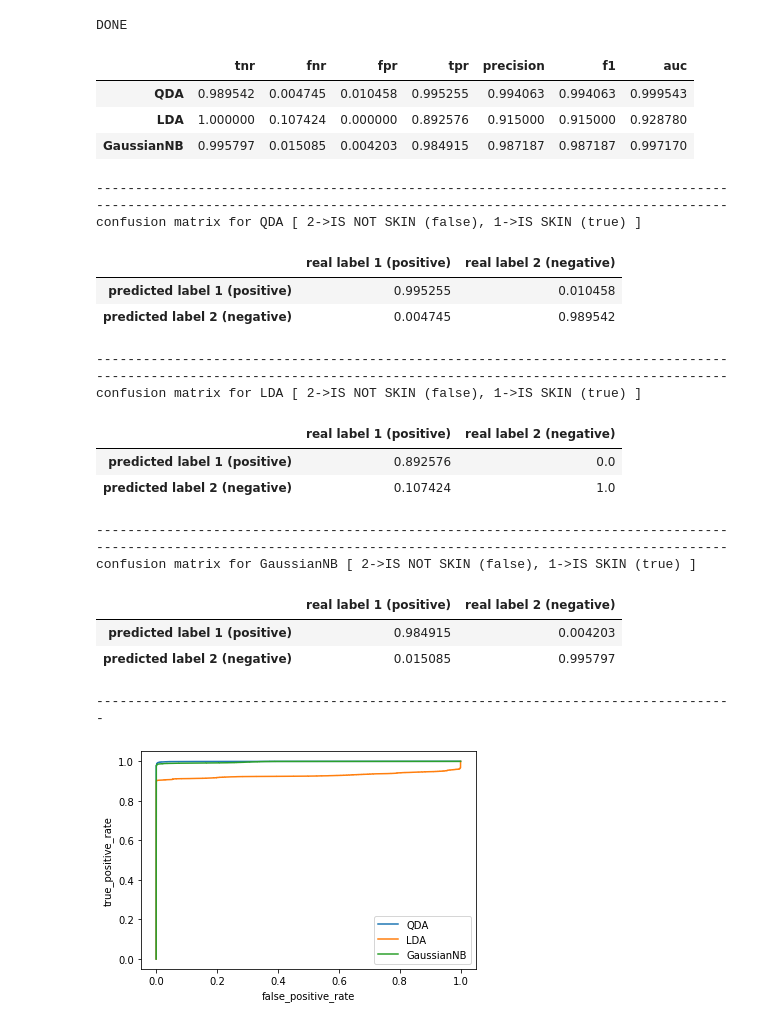
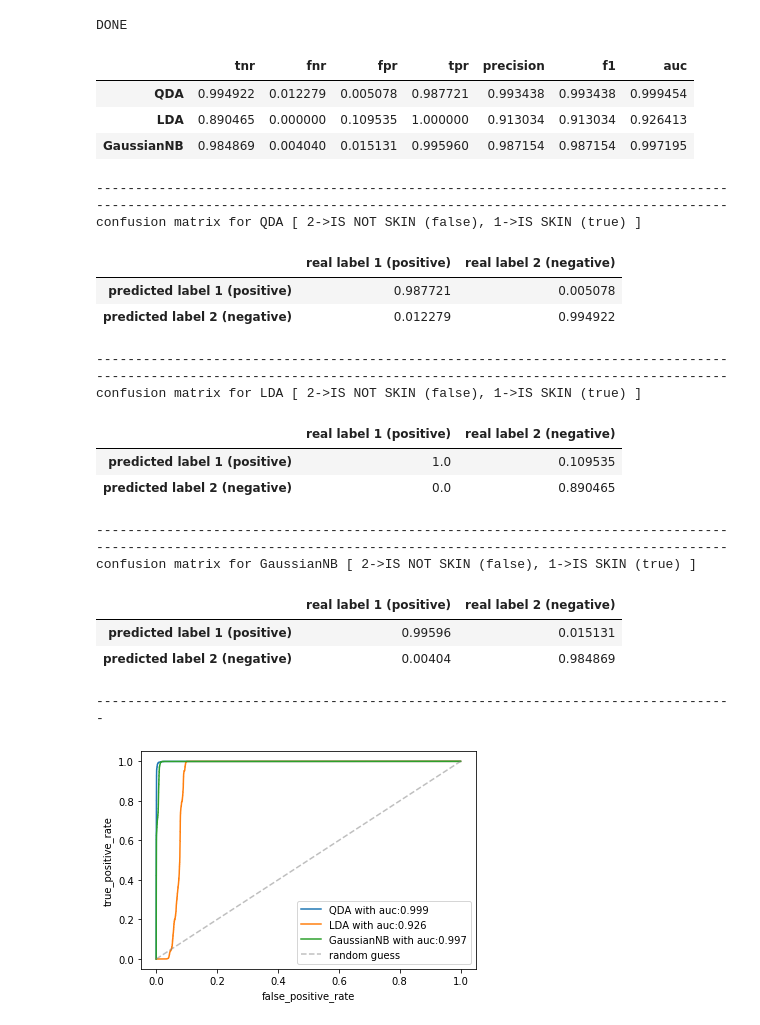
Before and after one commit to kmiec96/skin_kmiec, a Jupyter notebook: skin_kmiec.ipynb, the cells around one changed output. Drawn from its saved outputs; the diff is of its cells as text; code cells hidden in the pictures.

```diff
--- a/skin_kmiec.ipynb
+++ b/skin_kmiec.ipynb
@@ -100,19 +85,20 @@ DONE
 # %%
 data = np.loadtxt('data/Skin_NonSkin.txt')
 
-#Set aside 20% of data for testing!
-seed = 57576
-train_data, test_data = train_test_split(data, train_size=0.8, test_size=0.2, random_state = seed)
+#Set aside 25% of data for testing!
+seed = 77678
+train_data, test_data = train_test_split(data, train_size=0.75, test_size=0.25, random_state = seed)
 
 #Find train and test datasets.
 train_X = train_data[:,:3]
-train_Y = train_data[:,3].astype('int32')
+train_Y = train_data[:,3]
 
 test_X = test_data[:,:3]
-test_Y = test_data[:,3].astype('int32')
+test_Y = test_data[:,3]
 
-test_Y=np.add(test_Y,-1)
-train_Y=np.add(train_Y,-1)
+test_Y = np.where(test_Y == 2, 0, test_Y).astype('int32')
+train_Y = np.where(train_Y == 2, 0, train_Y).astype('int32')
+
 
 cls=[[QuadraticDiscriminantAnalysis(),"QDA"], [LinearDiscriminantAnalysis(),"LDA"], [GaussianNB(),"GaussianNB"]]
 
@@ -129,7 +115,8 @@ for i, cm in enumerate(matrix):
 
 print("\n----------------------------------------------------------------------------------")
 for i in range(len(fprss)):
-    plt.plot(fprss[i], tprss[i], label=cls[i][1])
+    plt.plot(fprss[i], tprss[i], label=cls[i][1]+ " with auc:" + np.round(dataframe['auc'][i], decimals=3).astype('str'))
+plt.plot([0,1],[0,1],'--',alpha=0.5, label='random guess', color='grey')
 plt.legend()
 plt.ylabel('true_positive_rate')
 plt.xlabel('false_positive_rate')
@@ -177,7 +164,7 @@ def analize_hsv(cls, train_X, train_Y, test_X, test_Y):
     for c, name in cls:
         c.fit(train_X,train_Y)
 
-        test_predicted = c.predict(test_X)
+        test_predicted = c.predict(test_X).astype("int32")
         test_predicted_proba = c.predict_proba(test_X)
 
         precision = precision_score(test_Y, test_predicted, pos_label=1, average='micro')
@@ -217,10 +204,9 @@ DONE
 # %%
 data = np.loadtxt('data/Skin_NonSkin.txt')
 
-#Set aside 20% of data for testing!
-seed = 57576
-
-train_data, test_data = train_test_split(data, train_size=0.8, test_size=0.2, random_state = seed)
+#Set aside 25% of data for testing!
+seed = 77678
+train_data, test_data = train_test_split(data, train_size=0.75, test_size=0.25, random_state = seed)
 
 #Find train and test datasets.
 train_X = np.asarray([rgb_to_hsv(*row) for row in train_data[:,:3]]) #inneficient but it does not matter
@@ -229,50 +215,51 @@ train_Y = train_data[:,3].astype('int32')
 test_X = np.asarray([rgb_to_hsv(*row) for row in test_data[:,:3]]) #inneficient but it does not matter
 test_Y = test_data[:,3].astype('int32')
 
+test_Y = np.where(test_Y == 2, 0, test_Y).astype('int32')
+train_Y = np.where(train_Y == 2, 0, train_Y).astype('int32')
+
 cls=[[QuadraticDiscriminantAnalysis(),"QDA"], [LinearDiscriminantAnalysis(),"LDA"], [GaussianNB(),"GaussianNB"]]
-
-test_Y=np.add(test_Y,-1)
-train_Y=np.add(train_Y,-1)
 
 dataframe, matrix, fprss, tprss, thdss = analize_hsv(cls, train_X, train_Y, test_X, test_Y)
 display(dataframe)
 
 
 for i, cm in enumerate(matrix):
     print("---------------------------------------------------------------------------------")
     print("---------------------------------------------------------------------------------")
     print("confusion matrix for", cls[i][1], "[ 2->IS NOT SKIN (false), 1->IS SKIN (true) ]")
     display(cm)
 
 print("\n----------------------------------------------------------------------------------")
 for i in range(len(fprss)):
-    plt.plot(fprss[i], tprss[i], label=cls[i][1])
+    plt.plot(fprss[i], tprss[i], label=cls[i][1]+ " with auc:" + np.round(dataframe['auc'][i], decimals=3).astype('str'))
+plt.plot([0,1],[0,1],'--',alpha=0.5, label='random guess', color='grey')
 plt.legend()
 plt.ylabel('true_positive_rate')
 plt.xlabel('false_positive_rate')
 plt.show()
 # %% [output]
 |  | tnr | fnr | fpr | tpr | precision | f1 | auc |
-| QDA | 0.989542 | 0.004745 | 0.010458 | 0.995255 | 0.994063 | 0.994063 | 0.999543 |
-| LDA | 1.000000 | 0.107424 | 0.000000 | 0.892576 | 0.915000 | 0.915000 | 0.928780 |
-| GaussianNB | 0.995797 | 0.015085 | 0.004203 | 0.984915 | 0.987187 | 0.987187 | 0.997170 |
+| QDA | 0.994922 | 0.012279 | 0.005078 | 0.987721 | 0.993438 | 0.993438 | 0.999454 |
+| LDA | 0.890465 | 0.000000 | 0.109535 | 1.000000 | 0.913034 | 0.913034 | 0.926413 |
+| GaussianNB | 0.984869 | 0.004040 | 0.015131 | 0.995960 | 0.987154 | 0.987154 | 0.997195 |
 ---------------------------------------------------------------------------------
 ---------------------------------------------------------------------------------
 confusion matrix for QDA [ 2->IS NOT SKIN (false), 1->IS SKIN (true) ]
 |  | real label 1 (positive) | real label 2 (negative) |
-| predicted label 1 (positive) | 0.995255 | 0.010458 |
-| predicted label 2 (negative) | 0.004745 | 0.989542 |
+| predicted label 1 (positive) | 0.987721 | 0.005078 |
+| predicted label 2 (negative) | 0.012279 | 0.994922 |
 ---------------------------------------------------------------------------------
 ---------------------------------------------------------------------------------
 confusion matrix for LDA [ 2->IS NOT SKIN (false), 1->IS SKIN (true) ]
 |  | real label 1 (positive) | real label 2 (negative) |
-| predicted label 1 (positive) | 0.892576 | 0.0 |
-| predicted label 2 (negative) | 0.107424 | 1.0 |
+| predicted label 1 (positive) | 1.0 | 0.109535 |
+| predicted label 2 (negative) | 0.0 | 0.890465 |
 ---------------------------------------------------------------------------------
 ---------------------------------------------------------------------------------
 confusion matrix for GaussianNB [ 2->IS NOT SKIN (false), 1->IS SKIN (true) ]
 |  | real label 1 (positive) | real label 2 (negative) |
-| predicted label 1 (positive) | 0.984915 | 0.004203 |
-| predicted label 2 (negative) | 0.015085 | 0.995797 |
+| predicted label 1 (positive) | 0.99596 | 0.015131 |
+| predicted label 2 (negative) | 0.00404 | 0.984869 |
 ----------------------------------------------------------------------------------
-[figure, old version]
+[figure, new version]
```
Also changed, not shown: parts of 5 cells of this notebook.
